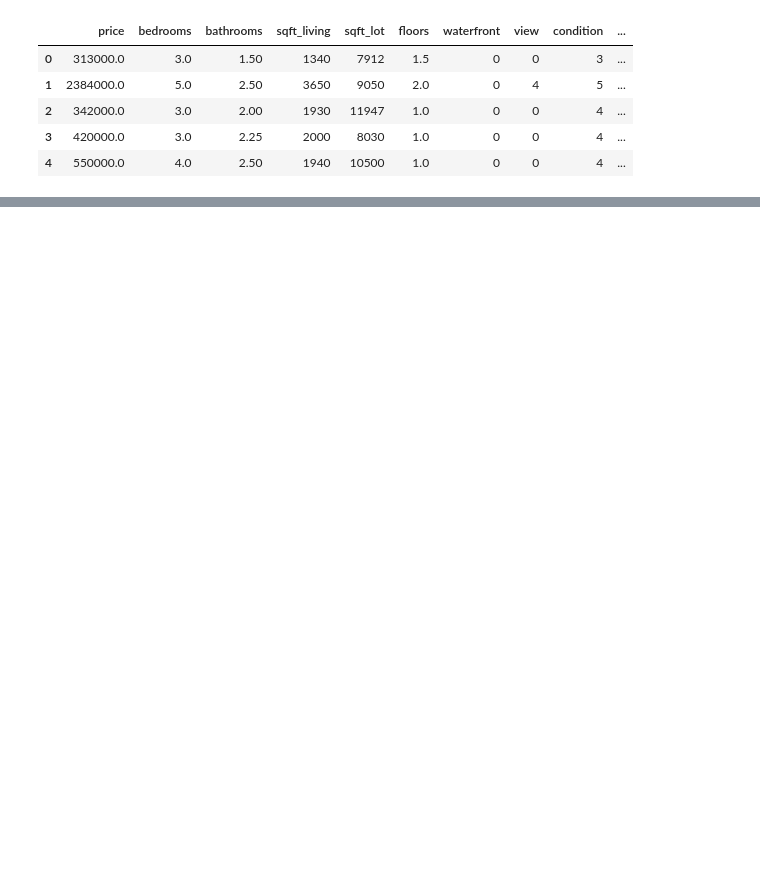
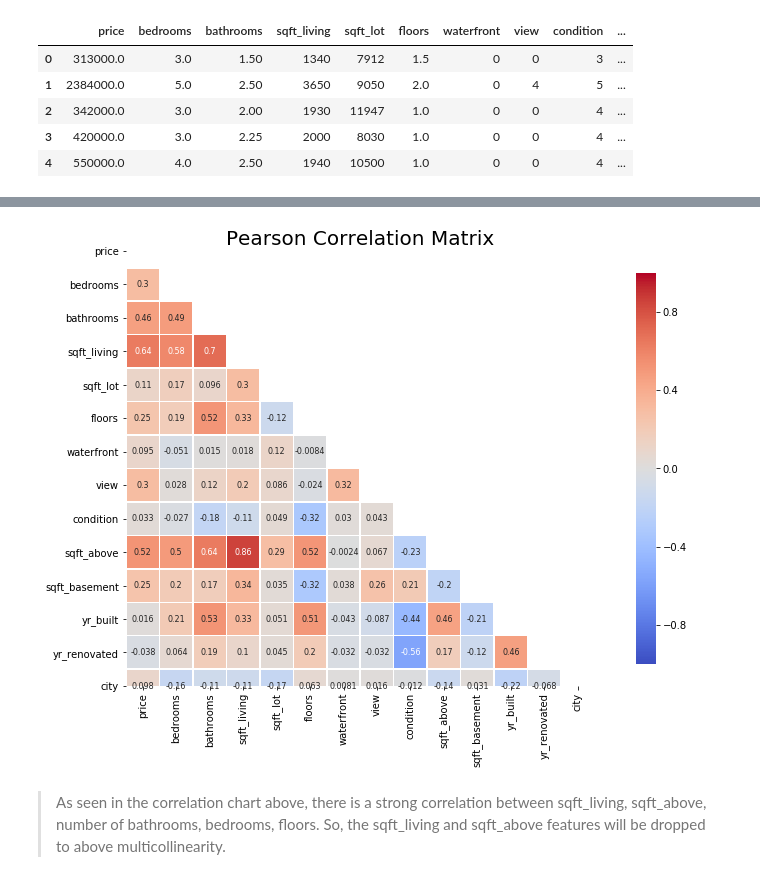
Before and after one commit to HamoyeHQ/stage-f-14-house-pricing, a Jupyter notebook: model/modelling.ipynb, the cells around one changed output, grey strips where cells are left out. Drawn from its saved outputs; the diff is of its cells as text; code cells hidden in the pictures; blank space fills up the shorter version.

```diff
--- a/model/modelling.ipynb
+++ b/model/modelling.ipynb
@@ -27,0 +29,9 @@ data.head(5)
+# %%
+def yr_col (col1, col2):
+    if col1 == 0:
+        col1 = col2
+    else:
+        col1
+    return col1
+# %%
+data['yr_renovated'] = data.apply(lambda x: yr_col(x['yr_renovated'], x['yr_built']), axis =1)
@@ -50,5 +69,5 @@ memory usage: 604.6+ KB
 # %%
-data.drop(columns=['country', 'statezip', 'street'], inplace=True)
+data.drop(columns=['date','country', 'statezip', 'street'], inplace=True)
 # %%
 data
 # %% [output]
@@ -116,0 +125,27 @@ memory usage: 474.2 KB
+# %%
+data_1 = data[(
+                (data['price'] <= 1500000) &
+                (data['price'] > 150000) &
+                (data['bathrooms'] <= 6) &
+                (data['condition'] > 2) &
+                (data['sqft_living'] > 700) &
+                (data['sqft_living'] <= 5000) &
+                (data['sqft_lot'] <= 50000) &
+                (data['sqft_above'] <= 5000) &
+                (data['sqft_basement'] <= 5000) &
+                (data['bedrooms'] <= 4.5)
+                )]
+# %%
+# Correlation between features
+mask = np.zeros(data_1.corr().shape, dtype=bool)
+mask[np.triu_indices(len(mask))] = True
+
+plt.figure(figsize=(15, 8))
+plt.title('Pearson Correlation Matrix', fontsize=20)
+
+sns.heatmap(data_1.corr(), linewidths=0.5, vmin = -1, vmax=1, square=True, cmap="coolwarm",
+            annot=True, annot_kws={"size":8}, mask=mask, cbar_kws={"shrink": .9});
+# %% [output]
+[figure, added]
+# %% [markdown]
+> As seen in the correlation chart above, there is a strong correlation between sqft_living, sqft_above, number of bathrooms, bedrooms, floors. So, the sqft_living and sqft_above features will be dropped to above multicollinearity.
```
Also changed, not shown: parts of 26 cells of this notebook.
